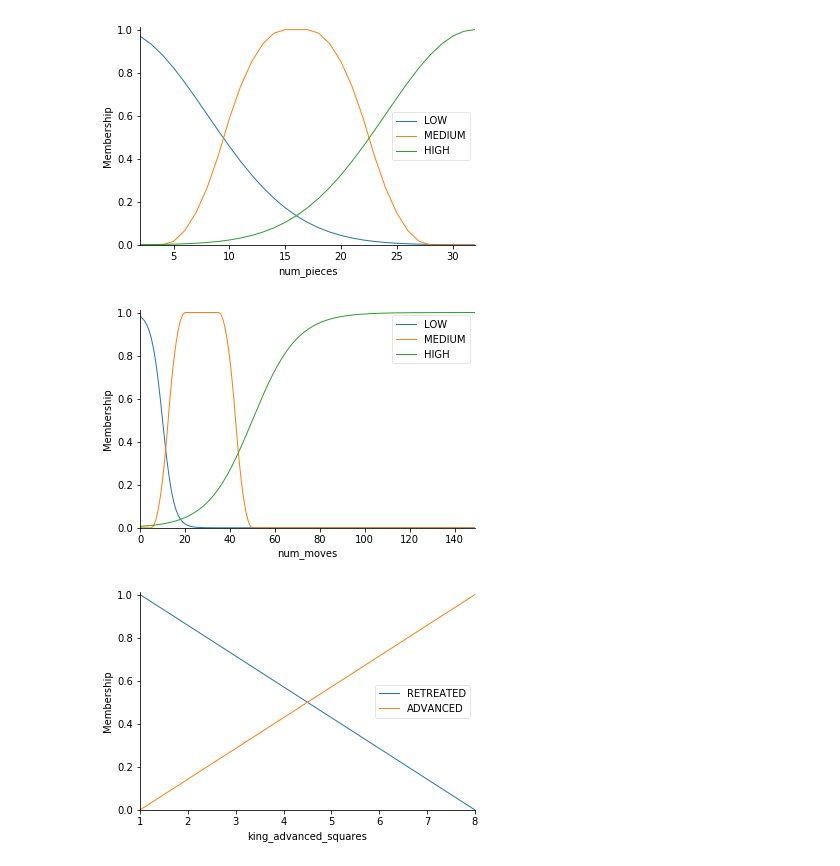
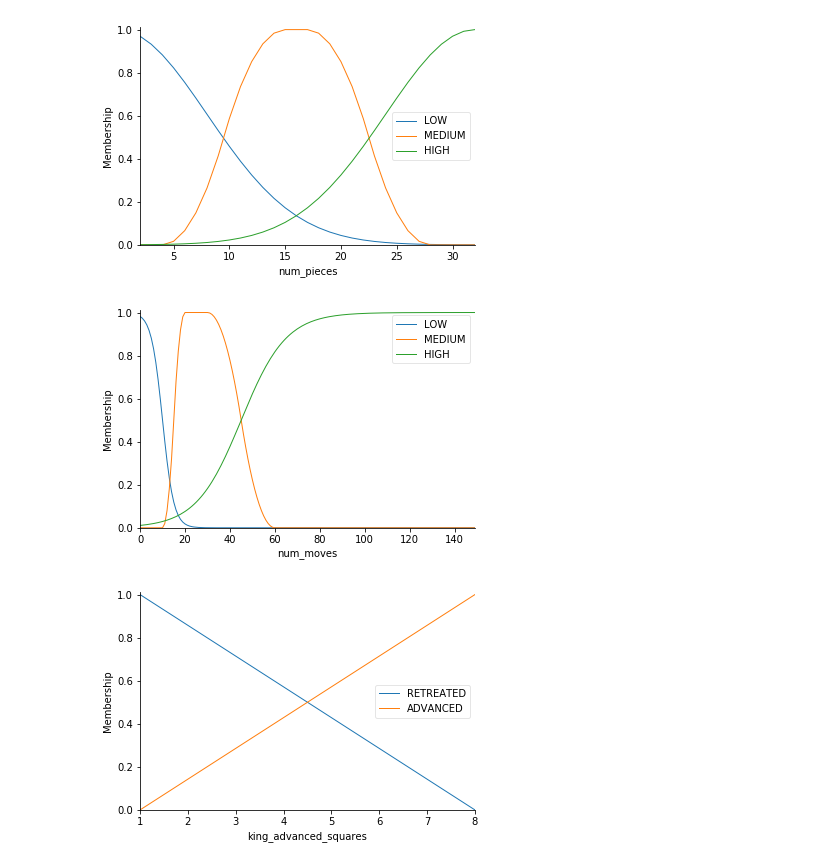
Before and after one commit to DaveFerBear/chess_ai, a Jupyter notebook: notebooks/FuzzyExperiments.ipynb, the cells around one changed output. Drawn from its saved outputs; the diff is of its cells as text; code cells hidden in the pictures.

```diff
--- a/notebooks/FuzzyExperiments.ipynb
+++ b/notebooks/FuzzyExperiments.ipynb
@@ -37,9 +36,9 @@ num_pieces.view()
 [figure]
 # %%
 num_moves['LOW'] = fuzz.sigmf(num_moves.universe, 10, -.4)
-num_moves['MEDIUM'] = fuzz.pimf(num_moves.universe, 5, 20, 35, 50)
-num_moves['HIGH'] = fuzz.sigmf(num_moves.universe, 50, .1)
+num_moves['MEDIUM'] = fuzz.pimf(num_moves.universe, 10, 20, 30, 60)
+num_moves['HIGH'] = fuzz.sigmf(num_moves.universe, 45, .1)
 num_moves.view()
 # %% [output]
-[figure, old version]
+[figure, new version]
 # %%
```
Also changed, not shown: parts of 7 cells of this notebook.
